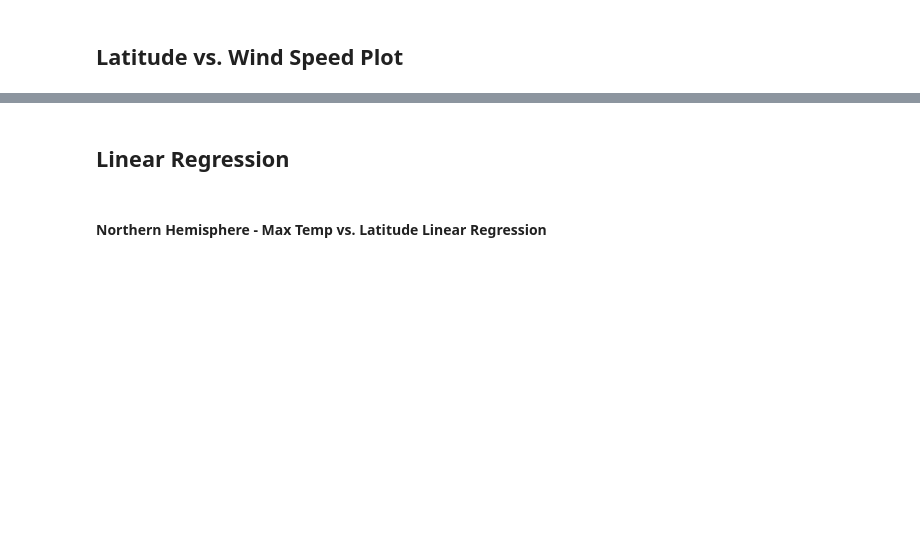
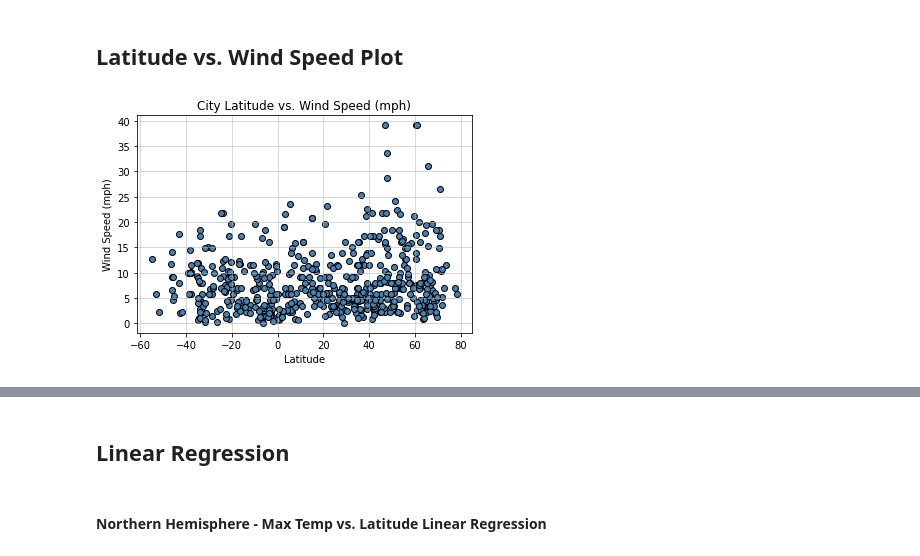
Before and after one commit to mcasiano1/python-api-challenge, a Jupyter notebook: WeatherPy.ipynb, the cells around one changed output, grey strips where cells are left out. Drawn from its saved outputs; the diff is of its cells as text; code cells hidden in the pictures; blank space fills up the shorter version.

```diff
--- a/WeatherPy.ipynb
+++ b/WeatherPy.ipynb
@@ -181,2 +240,10 @@ Skip this step if there are no cities that have humidity > 100%.
 # %% [markdown]
 ## Latitude vs. Wind Speed Plot
+# %%
+plt.scatter(weather_df["Lat"], weather_df["Wind Speed (mph)"], facecolor = "steelblue", edgecolor = "black")
+plt.title("City Latitude vs. Wind Speed (mph)")
+plt.xlabel("Latitude")
+plt.ylabel("Wind Speed (mph)")
+plt.grid(linestyle='-', linewidth=1, alpha = 0.5)
+# %% [output]
+[figure, added]
```
Also changed, not shown: parts of 13 cells of this notebook.
